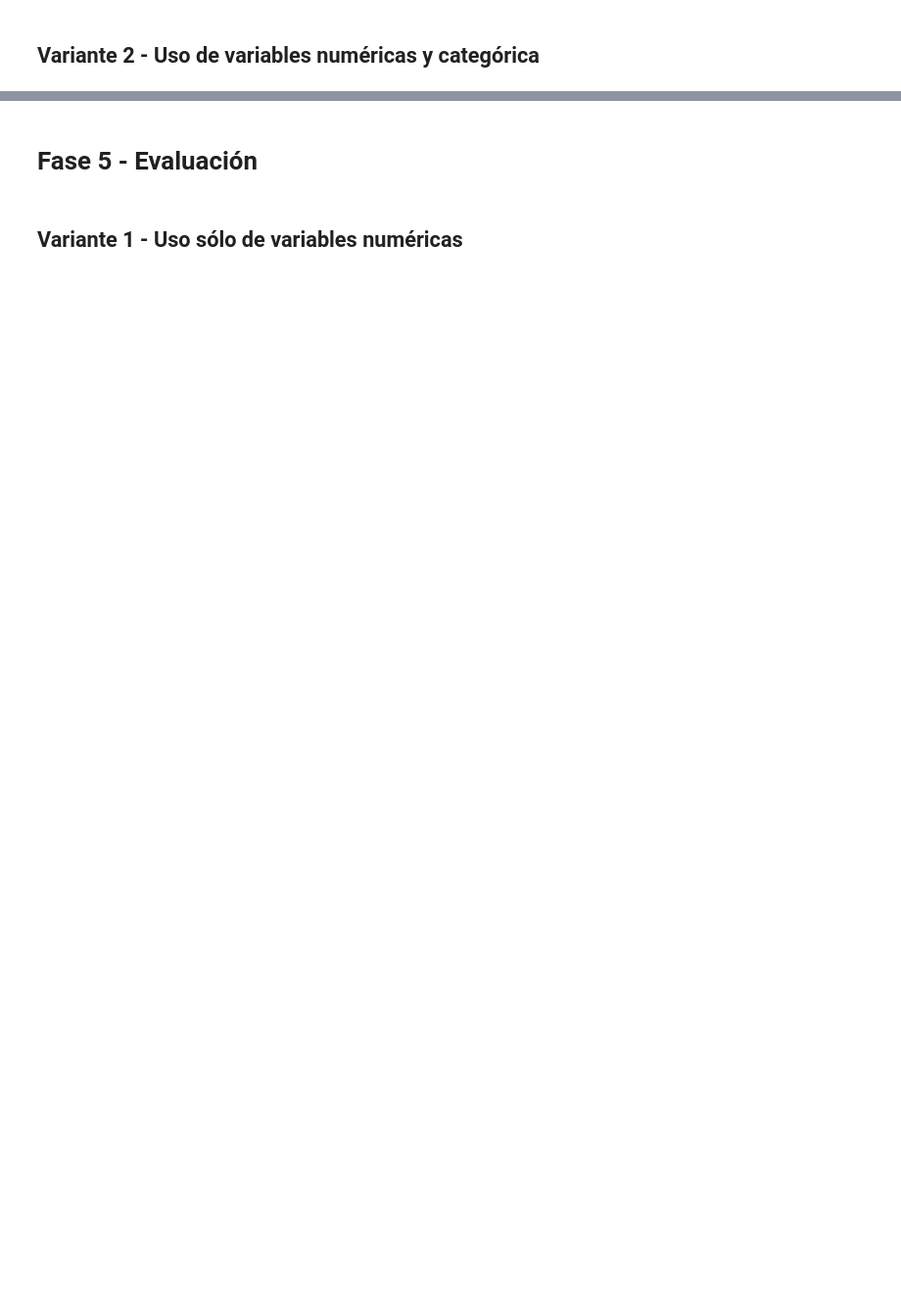
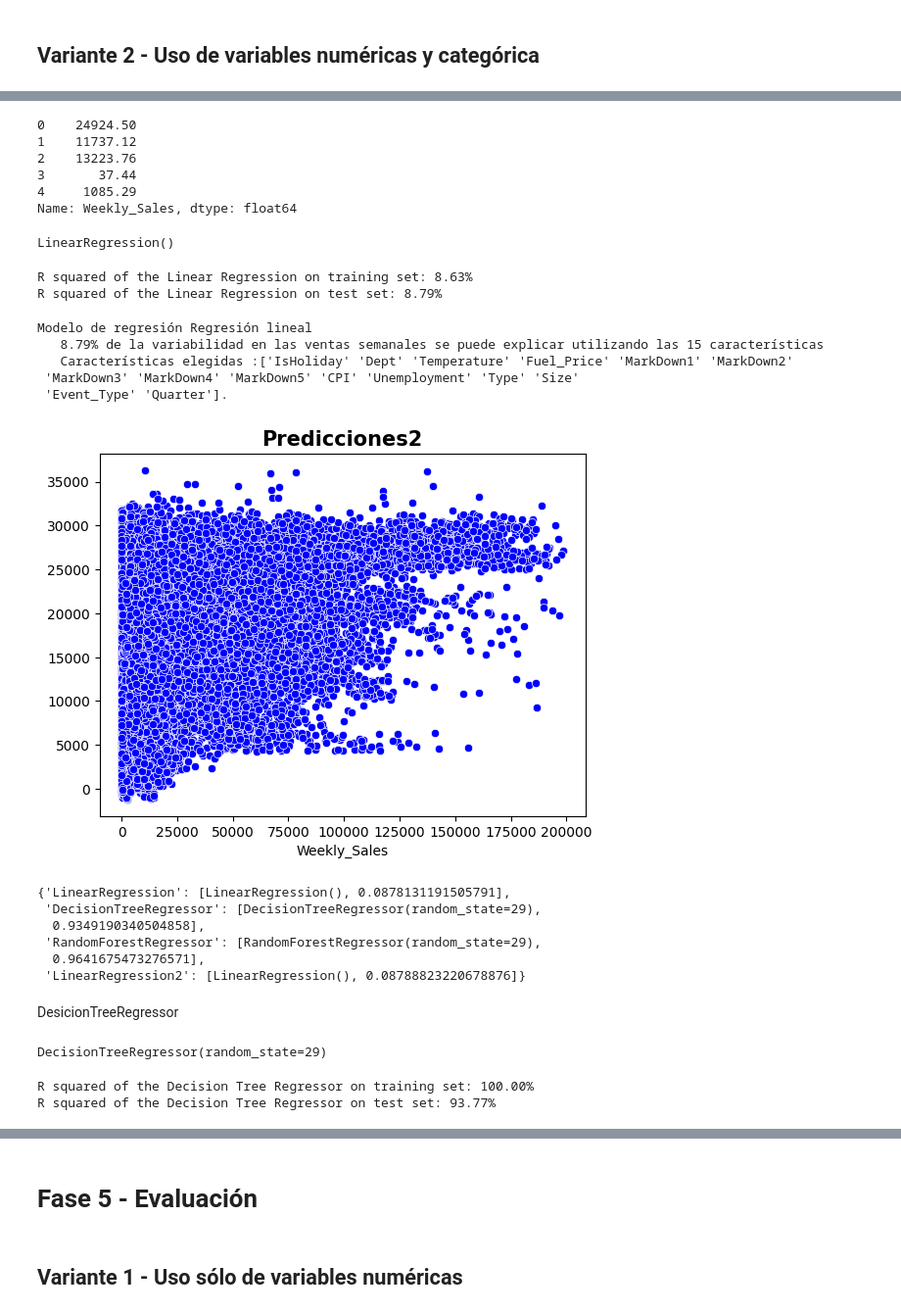
Before and after one commit to Tyrf1ng/InteligenciaArtificial, a Jupyter notebook: Base_620454_Evaluacion_1_Modelos_de_regresion.ipynb, the cells around one changed output, grey strips where cells are left out. Shown at 98% size. Saved outputs shown, nothing was run; the diff lists cells and outputs as text; code cells hidden in the pictures; blank space fills up the shorter version.

```diff
--- a/Base_620454_Evaluacion_1_Modelos_de_regresion.ipynb
+++ b/Base_620454_Evaluacion_1_Modelos_de_regresion.ipynb
@@ -559,0 +716,4 @@ df_final = dt_final_dummies_manual
+# %%
+#Separar variables independientes de la dependiente
+X2 = df_final.drop(['Weekly_Sales'], axis = 1)
+X2.head()
@@ -559,0 +727,43 @@ df_final = dt_final_dummies_manual
+# %%
+y2 = df_final['Weekly_Sales']
+y2.head()
+# %% [output]
+0    24924.50
+1    11737.12
+2    13223.76
+3       37.44
+4     1085.29
+Name: Weekly_Sales, dtype: float64
+# %%
+#Separar los datos en entrenamiento y prueba
+X2_train,X2_test,y2_train,y2_test = train_test_split(X2,y2, test_size=0.33, random_state = 29)
+# %%
+# Creación del modelo
+linreg = LinearRegression()
+# Entrenamiento del modelo
+linreg.fit(X2_train, y2_train)
+# %% [output]
+LinearRegression()
+# %%
+# Evaluación del modelo
+print("R squared of the Linear Regression on training set: {:.2%}".format(linreg.score(X2_train, y2_train)))
+print("R squared of the Linear Regression on test set: {:.2%}".format(linreg.score(X2_test, y2_test)))
+# %% [output]
+R squared of the Linear Regression on training set: 8.63%
+R squared of the Linear Regression on test set: 8.79%
+# %%
+# Interpretación en el negocio
+print(interpretacion("Regresión lineal", X2_train.columns, linreg.score(X2_test, y2_test)))
+# %% [output]
+Modelo de regresión Regresión lineal
+   8.79% de la variabilidad en las ventas semanales se puede explicar utilizando las 15 características
+   Características elegidas :['IsHoliday' 'Dept' 'Temperature' 'Fuel_Price' 'MarkDown1' 'MarkDown2'
+ 'MarkDown3' 'MarkDown4' 'MarkDown5' 'CPI' 'Unemployment' 'Type' 'Size'
+ 'Event_Type' 'Quarter'].
+# %%
+# Realiza predicciones
+y2_pred = linreg.predict(X2_test)
+sb.scatterplot(x=y2_test , y=y2_pred, color="blue")
+plt.title("Predicciones2", fontsize=15, fontweight="bold");
+# %% [output]
+[figure, added]
@@ -559,0 +773,25 @@ df_final = dt_final_dummies_manual
+# %%
+history
+# %% [output]
+{'LinearRegression': [LinearRegression(), 0.0878131191505791],
+ 'DecisionTreeRegressor': [DecisionTreeRegressor(random_state=29),
+  0.9349190340504858],
+ 'RandomForestRegressor': [RandomForestRegressor(random_state=29),
+  0.9641675473276571],
+ 'LinearRegression2': [LinearRegression(), 0.08788823220678876]}
+# %% [markdown]
+DesicionTreeRegressor
+# %%
+# Creación del modelo
+model_tree = DecisionTreeRegressor(random_state=29)
+# Entrenamiento del modelo
+model_tree.fit(X2_train, y2_train)
+# %% [output]
+DecisionTreeRegressor(random_state=29)
+# %%
+# Evaluación del modelo
+print("R squared of the Decision Tree Regressor on training set: {:.2%}".format(model_tree.score(X2_train, y2_train)))
+print("R squared of the Decision Tree Regressor on test set: {:.2%}".format(model_tree.score(X2_test, y2_test)))
+# %% [output]
+R squared of the Decision Tree Regressor on training set: 100.00%
+R squared of the Decision Tree Regressor on test set: 93.77%
```
Also changed, not shown: parts of 83 cells of this notebook.
